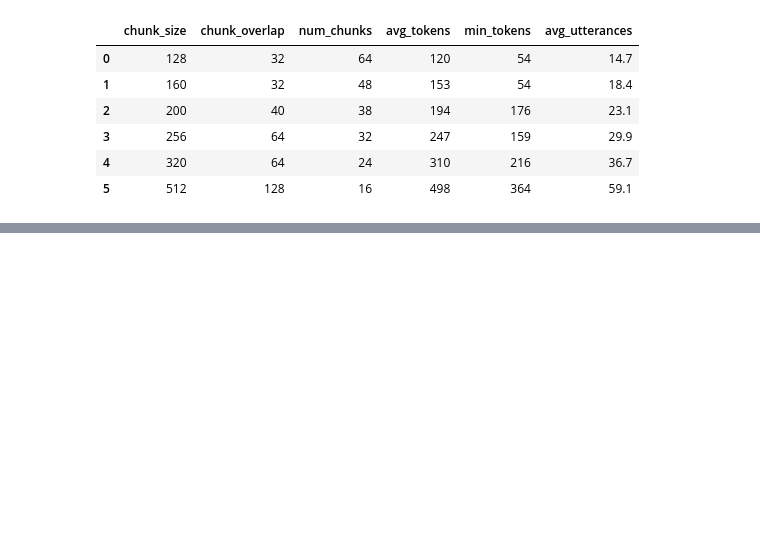
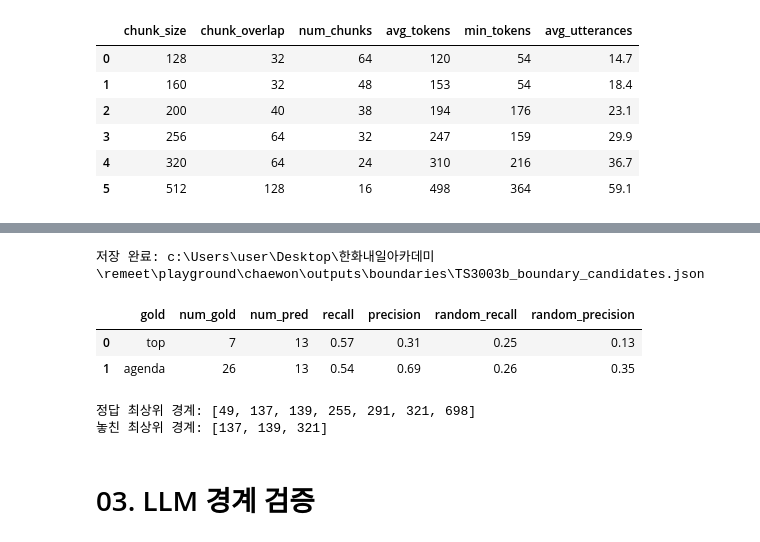
Before and after one commit to TEAM-REMEET/remeet, a Jupyter notebook: playground/chaewon/src/01_text_boundary_test.ipynb, the cells around one changed output, grey strips where cells are left out. Drawn from its saved outputs; the diff is of its cells as text; code cells hidden in the pictures; blank space fills up the shorter version.

Commit message:
[playground] 청킹 내 발화별 임베딩 기준 주제 경계 후보 탐지_윤채원

```diff
--- a/playground/chaewon/src/01_text_boundary_test.ipynb
+++ b/playground/chaewon/src/01_text_boundary_test.ipynb
@@ -279,0 +614,71 @@ display(pd.DataFrame(rows))
+# %%
+# --------------------------------------------------------------------------------------------------
+# 2-4. 저장
+# 01과 동일하게 기본은 저장하지 않음. 저장하려면 주석 풀고 실행
+# "outputs/boundaries" 디렉토리 내 <회의ID>_boundary_candidates.json 파일로 저장됨
+# --------------------------------------------------------------------------------------------------
+boundary_result
+
+# BOUNDARY_OUTPUT_DIR.mkdir(parents=True, exist_ok=True)
+# boundary_path = BOUNDARY_OUTPUT_DIR / f"{meeting_id}_boundary_candidates.json"
+# boundary_path.write_text(json.dumps(boundary_result, ensure_ascii=False, indent=2), encoding="utf-8")
+# print("저장 완료:", boundary_path)
+# %% [output]
+저장 완료: c:\Users\user\Desktop\한화내일아카데미\remeet\playground\chaewon\outputs\boundaries\TS3003b_boundary_candidates.json
+# %%
+# --------------------------------------------------------------------------------------------------
+# 참고) 정답 주제 기반 후보 탐지 평가 (GOLD_PATH가 있을 때만)
+# - top    : 최상위 주제(t01, t02 ...) 경계
+# - agenda : top + 자유 토론(t07) 안의 하위 주제 경계 → LLM 기준인 '안건 단위'에 가장 가까움
+# - random : 같은 개수의 후보를 청크 경계에서 무작위로 뽑았을 때의 평균 (비교 기준선)
+# --------------------------------------------------------------------------------------------------
+import random
+
+
+def gold_boundaries(gold_path, discussion_topic="t07"):
+    tids = [u["tid"] for u in json.loads(Path(gold_path).read_text(encoding="utf-8"))["utterances"]]
+    top = [t.split(".")[0] for t in tids]
+    sub = [".".join(t.split(".")[:2]) for t in tids]
+    top_b = [i for i in range(1, len(tids)) if top[i] != top[i - 1]]
+    agenda_b = sorted(set(top_b) | {i for i in range(1, len(tids))
+                                    if sub[i] != sub[i - 1] and top[i] == top[i - 1] == discussion_topic})
+    return top_b, agenda_b
+
+
+def recall_precision(pred, gold, tol):
+    if not pred:
+        return 0.0, 0.0
+    recall = sum(any(abs(p - b) <= tol for p in pred) for b in gold) / len(gold)
+    precision = sum(any(abs(p - b) <= tol for b in gold) for p in pred) / len(pred)
+    return recall, precision
+
+
+def random_baseline(n, gold, tol, trials=2000, seed=0):
+    rnd = random.Random(seed)
+    pool = gaps_df["boundary_position"].tolist()
+    scores = [recall_precision(rnd.sample(pool, n), gold, tol) for _ in range(trials)]
+    return tuple(np.mean(scores, axis=0))
+
+
+if GOLD_PATH is not None and Path(GOLD_PATH).is_file():
+    gold_top, gold_agenda = gold_boundaries(GOLD_PATH)
+    pred = [c["boundary_position"] for c in candidates]
+    rows = []
+    for name, gold in (("top", gold_top), ("agenda", gold_agenda)):
+        r, p = recall_precision(pred, gold, EVAL_TOLERANCE)
+        rr, rp = random_baseline(len(pred), gold, EVAL_TOLERANCE)
+        rows.append({"gold": name, "num_gold": len(gold), "num_pred": len(pred), "recall": round(r, 2),
+                     "precision": round(p, 2), "random_recall": round(rr, 2), "random_precision": round(rp, 2)})
+    display(pd.DataFrame(rows))
+    print("정답 최상위 경계:", gold_top)
+    print("놓친 최상위 경계:", [b for b in gold_top if all(abs(p - b) > EVAL_TOLERANCE for p in pred)])
+else:
+    print("GOLD_PATH 없음 → 평가 생략")
+# %% [output]
+|  | gold | num_gold | num_pred | recall | precision | random_recall | random_precision |
+| 0 | top | 7 | 13 | 0.57 | 0.31 | 0.25 | 0.13 |
+| 1 | agenda | 26 | 13 | 0.54 | 0.69 | 0.26 | 0.35 |
+정답 최상위 경계: [49, 137, 139, 255, 291, 321, 698]
+놓친 최상위 경계: [137, 139, 321]
+# %% [markdown]
+# 03. LLM 경계 검증
```
Also changed, not shown: parts of 14 cells of this notebook.
